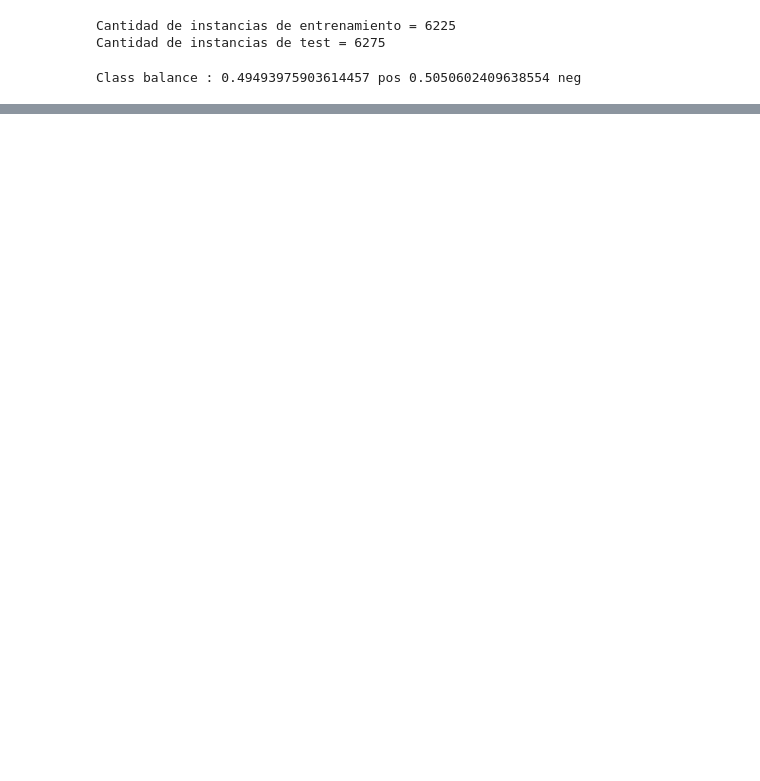
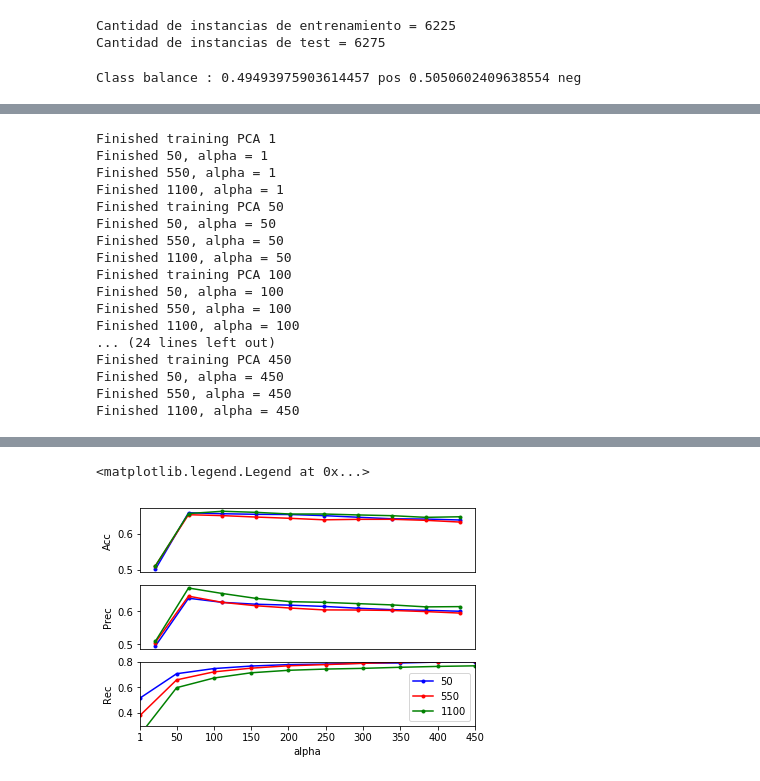
Before and after one commit to blastervla/SentimentAnalysisMetNum, a Jupyter notebook: notebooks/knn.ipynb, the cells around one changed output, grey strips where cells are left out. Cells and saved outputs as stored; diff of their text form; code cells hidden in the pictures; blank space fills up the shorter version.

```diff
--- a/notebooks/knn.ipynb
+++ b/notebooks/knn.ipynb
@@ -145,0 +178,9 @@ Wall time: 45.3 s
+# %%
+## Analizo la variación de las métricas en funcion de alpha para K fijo
+
+alphas = np.arange(0,500,50)
+alphas[0] = 1
+K_vals_fixes = np.array([50,550,1100])
+
+dmets = { i : np.zeros((len(alphas), 3)) for i in K_vals_fixes}
+dmets
@@ -145,0 +205,65 @@ Wall time: 45.3 s
+# %%
+print("Beginning alpha metric calculations")
+
+for i,a in enumerate(alphas):
+
+    pca = sentiment.PCA(a)
+    pca.fit(X_train)
+    Xtc_train = pca.transform(X_train)
+    Xtc_test = pca.transform(X_test)
+    print("Finished training PCA {}".format(a))
+
+    for j, k in enumerate(K_vals_fixes):
+        clf = sentiment.KNNClassifier(k)
+        clf.fit(Xtc_train, y_train)
+        preds = clf.predict(Xtc_test)
+        acc, prec, rec = getMetrics(preds, y_test)
+        mets = dmets[k]
+        mets[i] = [acc, prec, rec]
+        print("Finished {}, alpha = {}".format(k, a))
+
+
+## Metricas para PCA:
+
+line_styles = ['b.-', 'r.-', 'g.-', 'k.-', 'y.-', 'm.-']
+for j,k in enumerate(K_vals_fixes):
+    mets = dmets[k]
+
+    plt.subplot(3, 1, 1)
+    plt.plot(alphas,mets[:,0], line_styles[j])
+    plt.ylabel("Acc")
+    plt.xticks([])
+
+    plt.subplot(3, 1, 2)
+    plt.plot(alphas,mets[:,1], line_styles[j])
+    plt.ylabel("Prec")
+    plt.xticks([])
+
+    plt.subplot(3, 1, 3)
+    plt.plot(alphas,mets[:,2], line_styles[j])
+    plt.ylabel("Rec")
+    plt.xticks([])
+
+
+plt.xlabel("alpha")
+plt.xticks(alphas)
+plt.axis([1, alphas[-1], 0.3, 0.8])
+plt.gca().legend([str(i) for i in K_vals_fixes])
+# %% [output]
+Finished training PCA 1
+Finished 50, alpha = 1
+Finished 550, alpha = 1
+Finished 1100, alpha = 1
+Finished training PCA 50
+Finished 50, alpha = 50
+Finished 550, alpha = 50
+Finished 1100, alpha = 50
+Finished training PCA 100
+Finished 50, alpha = 100
+Finished 550, alpha = 100
+Finished 1100, alpha = 100
+... (24 lines left out)
+Finished training PCA 450
+Finished 50, alpha = 450
+Finished 550, alpha = 450
+Finished 1100, alpha = 450
@@ -145,0 +272,2 @@ Wall time: 45.3 s
+<matplotlib.legend.Legend at 0x...>
+[figure, added]
```
Also changed, not shown: parts of 11 cells of this notebook, 1 other file.
